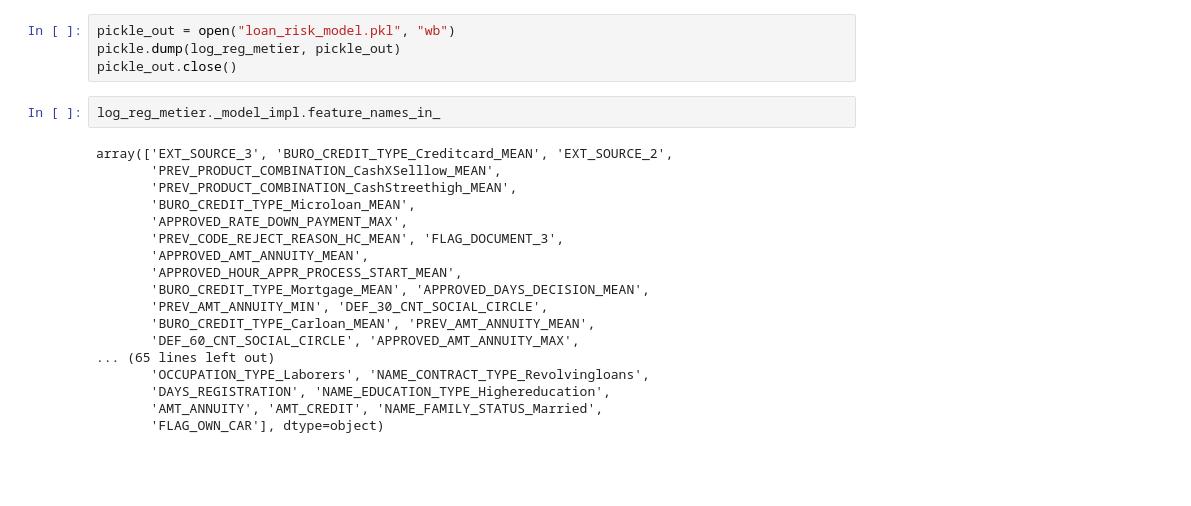
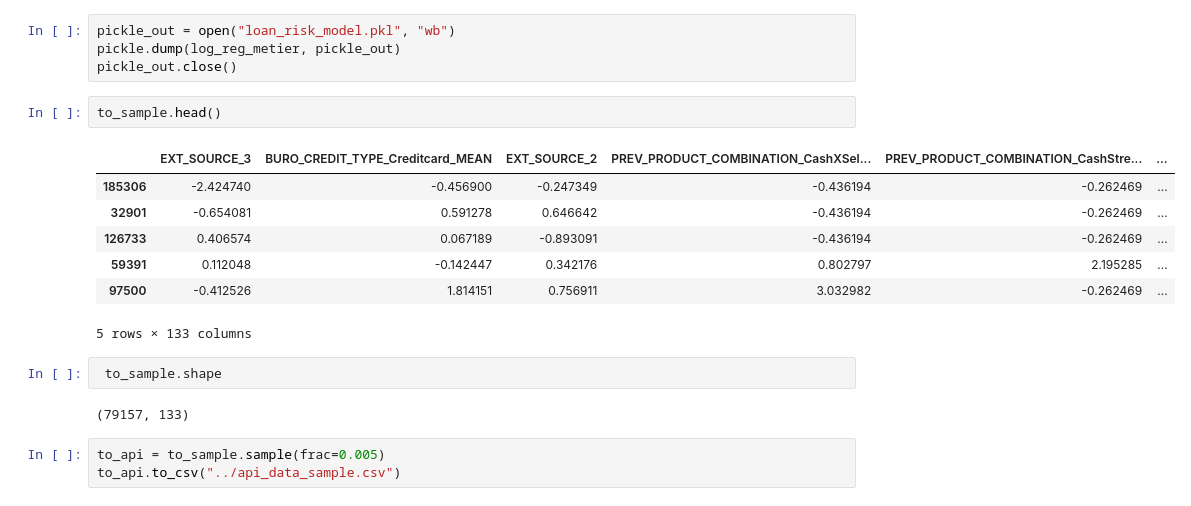
Before and after one commit to matthieu0guim/datascientist_P7, a Jupyter notebook: analyse_v2.ipynb, the cells around one changed output. Cells and saved outputs as stored; diff of their text form; blank space fills up the shorter version.

```diff
--- a/analyse_v2.ipynb
+++ b/analyse_v2.ipynb
@@ -832,23 +832,20 @@ import pickle
 pickle_out = open("loan_risk_model.pkl", "wb")
 pickle.dump(log_reg_metier, pickle_out)
 pickle_out.close()
-# %%
-log_reg_metier._model_impl.feature_names_in_
-# %% [output]
-array(['EXT_SOURCE_3', 'BURO_CREDIT_TYPE_Creditcard_MEAN', 'EXT_SOURCE_2',
-       'PREV_PRODUCT_COMBINATION_CashXSelllow_MEAN',
-       'PREV_PRODUCT_COMBINATION_CashStreethigh_MEAN',
-       'BURO_CREDIT_TYPE_Microloan_MEAN',
-       'APPROVED_RATE_DOWN_PAYMENT_MAX',
-       'PREV_CODE_REJECT_REASON_HC_MEAN', 'FLAG_DOCUMENT_3',
-       'APPROVED_AMT_ANNUITY_MEAN',
-       'APPROVED_HOUR_APPR_PROCESS_START_MEAN',
-       'BURO_CREDIT_TYPE_Mortgage_MEAN', 'APPROVED_DAYS_DECISION_MEAN',
-       'PREV_AMT_ANNUITY_MIN', 'DEF_30_CNT_SOCIAL_CIRCLE',
-       'BURO_CREDIT_TYPE_Carloan_MEAN', 'PREV_AMT_ANNUITY_MEAN',
-       'DEF_60_CNT_SOCIAL_CIRCLE', 'APPROVED_AMT_ANNUITY_MAX',
-... (65 lines left out)
-       'OCCUPATION_TYPE_Laborers', 'NAME_CONTRACT_TYPE_Revolvingloans',
-       'DAYS_REGISTRATION', 'NAME_EDUCATION_TYPE_Highereducation',
-       'AMT_ANNUITY', 'AMT_CREDIT', 'NAME_FAMILY_STATUS_Married',
-       'FLAG_OWN_CAR'], dtype=object)
+# %%
+to_sample.head()
+# %% [output]
+|  | EXT_SOURCE_3 | BURO_CREDIT_TYPE_Creditcard_MEAN | EXT_SOURCE_2 | PREV_PRODUCT_COMBINATION_CashXSel... | PREV_PRODUCT_COMBINATION_CashStre... | ... |
+| 185306 | -2.424740 | -0.456900 | -0.247349 | -0.436194 | -0.262469 | ... |
+| 32901 | -0.654081 | 0.591278 | 0.646642 | -0.436194 | -0.262469 | ... |
+| 126733 | 0.406574 | 0.067189 | -0.893091 | -0.436194 | -0.262469 | ... |
+| 59391 | 0.112048 | -0.142447 | 0.342176 | 0.802797 | 2.195285 | ... |
+| 97500 | -0.412526 | 1.814151 | 0.756911 | 3.032982 | -0.262469 | ... |
+5 rows × 133 columns
+# %%
+ to_sample.shape
+# %% [output]
+(79157, 133)
+# %%
+to_api = to_sample.sample(frac=0.005)
+to_api.to_csv("../api_data_sample.csv")
```
Also changed, not shown: parts of 2 cells of this notebook.
